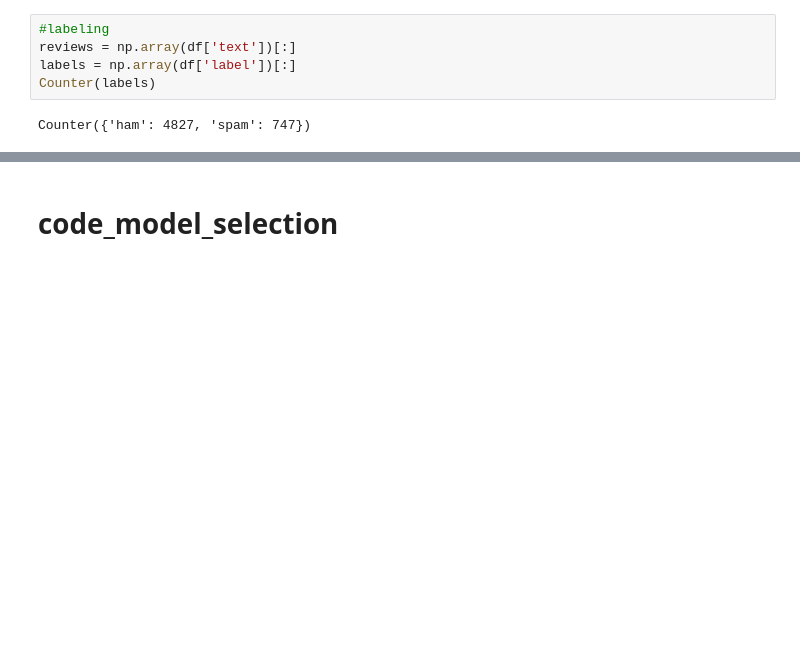
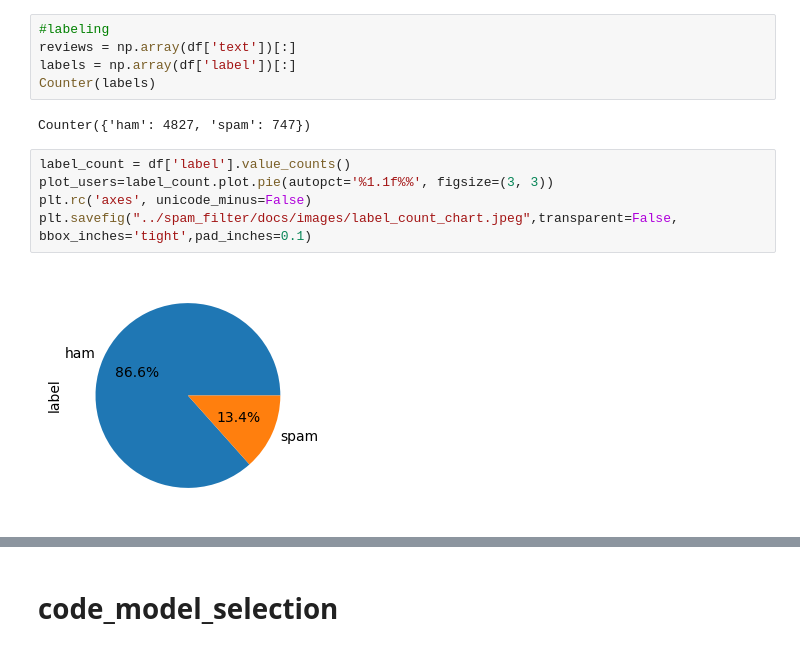
Before and after one commit to hennypurwadi/spam_classifier, a Jupyter notebook: spam_filter/src/DLBDSME01_Spam_Classifier.ipynb, the cells around one changed output, grey strips where cells are left out. Cells and saved outputs as stored; diff of their text form; blank space fills up the shorter version.

```diff
--- a/spam_filter/src/DLBDSME01_Spam_Classifier.ipynb
+++ b/spam_filter/src/DLBDSME01_Spam_Classifier.ipynb
@@ -112,6 +112,13 @@ labels = np.array(df['label'])[:]
 Counter(labels)
 # %% [output]
 Counter({'ham': 4827, 'spam': 747})
+# %%
+label_count = df['label'].value_counts()
+plot_users=label_count.plot.pie(autopct='%1.1f%%', figsize=(3, 3))
+plt.rc('axes', unicode_minus=False)
+plt.savefig("../spam_filter/docs/images/label_count_chart.jpeg",transparent=False, bbox_inches='tight',pad_inches=0.1)
+# %% [output]
+[figure, added]
 # %%
 # Plotting the word cloud of spam words
 
```
Also changed, not shown: parts of 42 cells of this notebook.
